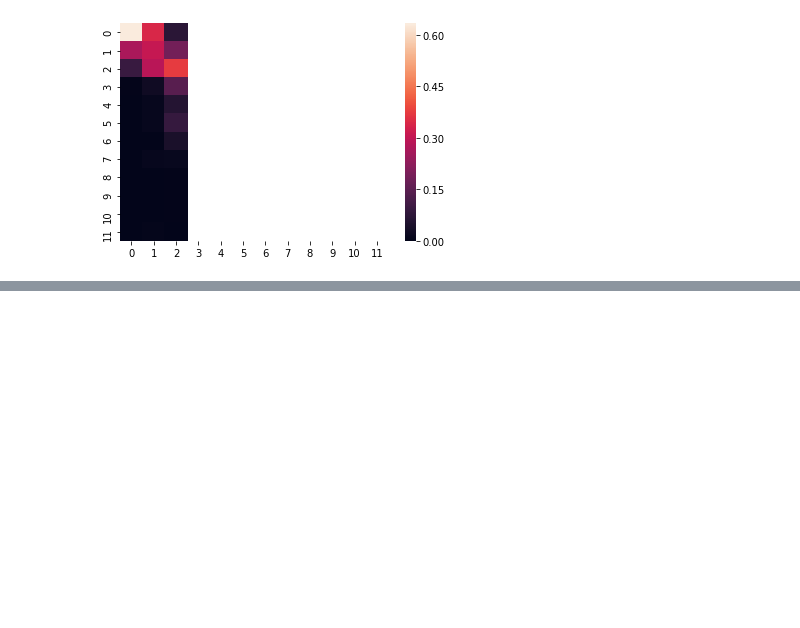
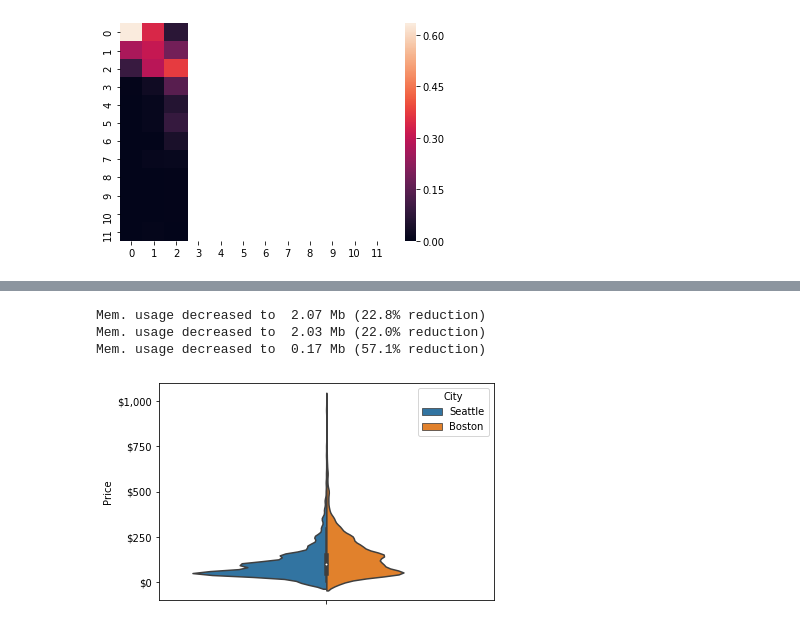
Before and after one commit to Ravi5ingh/seattle-airbnb-analysis, a Jupyter notebook: jupyter/main.ipynb, the cells around one changed output, grey strips where cells are left out. Drawn from its saved outputs; the diff is of its cells as text; code cells hidden in the pictures; blank space fills up the shorter version.

Commit message:
question 3: up to data prep & modelling

```diff
--- a/jupyter/main.ipynb
+++ b/jupyter/main.ipynb
@@ -341,0 +421,23 @@ Mem. usage decreased to  0.04 Mb (75.0% reduction)
+# %%
+import import_ipynb
+from investigations import *
+
+# Join the data from the two cities
+join_seattle_boston_apt_data(price_bucket_size=50)
+
+listings = read_csv('../data/listings_joined.csv')
+listings = listings.dropna()
+listings = listings[listings['Price'] <= 20]
+listings[''] = 0 # Create a redundant column to facilitate the creation of a violin plot
+
+# Create a violin plot
+plot = sns.violinplot(x='', y='Price', hue='City', split=True, data=listings)
+plot.set_xticklabels([''])
+plot.set_yticklabels(['', '$0', '$250', '$500', '$750', '$1,000'])
+
+plt.show()
+# %% [output]
+Mem. usage decreased to  2.07 Mb (22.8% reduction)
+Mem. usage decreased to  2.03 Mb (22.0% reduction)
+Mem. usage decreased to  0.17 Mb (57.1% reduction)
+[figure, added]
```
Also changed, not shown: parts of 3 cells of this notebook, 11 other files.
